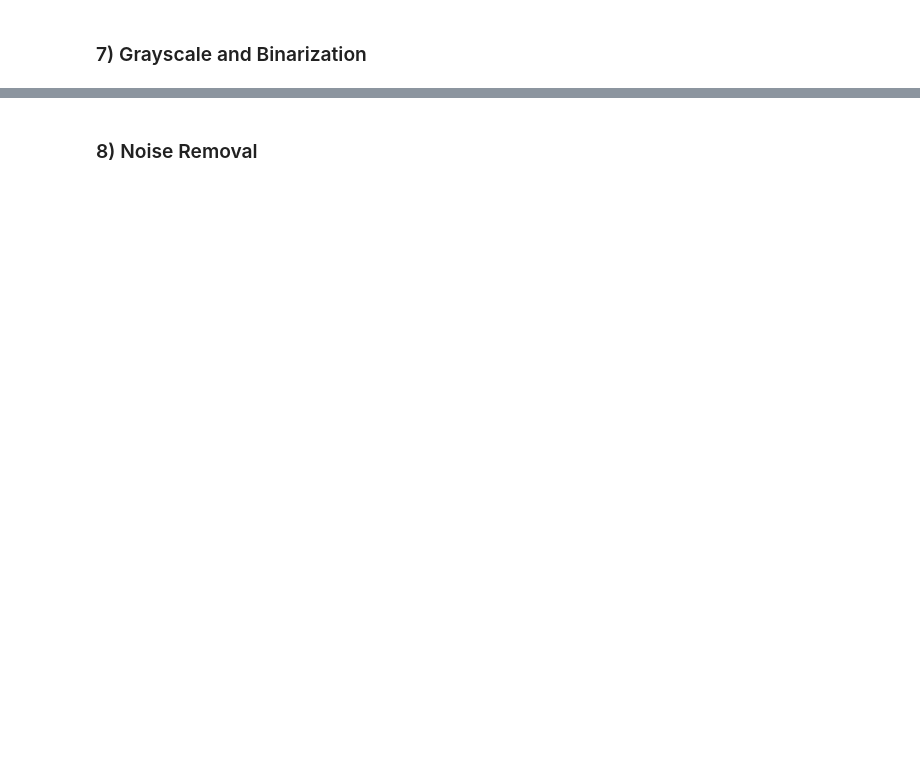
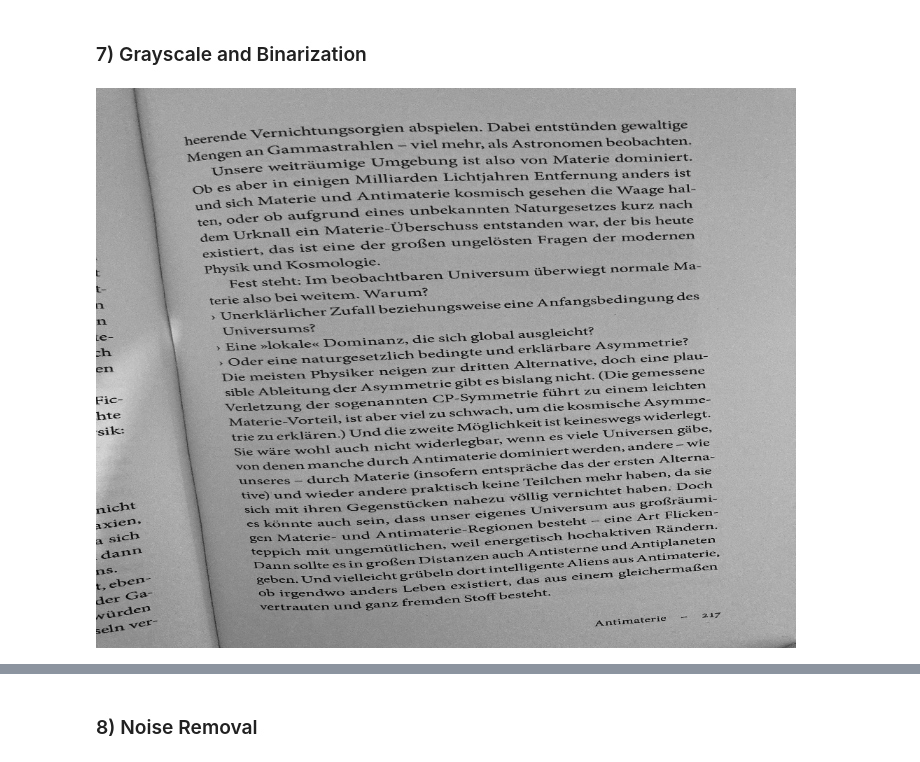
Before and after one commit to kl-veng/example_code, a Jupyter notebook: image_processing/image_processing.ipynb, the cells around one changed output, grey strips where cells are left out. Drawn from its saved outputs; the diff is of its cells as text; code cells hidden in the pictures; blank space fills up the shorter version.

```diff
--- a/image_processing/image_processing.ipynb
+++ b/image_processing/image_processing.ipynb
@@ -91,7 +95,8 @@ cv2.destroyAllWindows()
 # %%
 #Convert an image to grayscale
 gray_image = cv2.cvtColor(book_image, cv2.COLOR_BGR2GRAY)
-cv2.imshow("Grayscale Image", gray_image)
-cv2.waitKey(0)
-cv2.destroyAllWindows()
+gray_image_pil = Image.fromarray(gray_image)
+display(gray_image_pil)
+# %% [output]
+[figure, added]
 # %%
```
Also changed, not shown: parts of 6 cells of this notebook.
